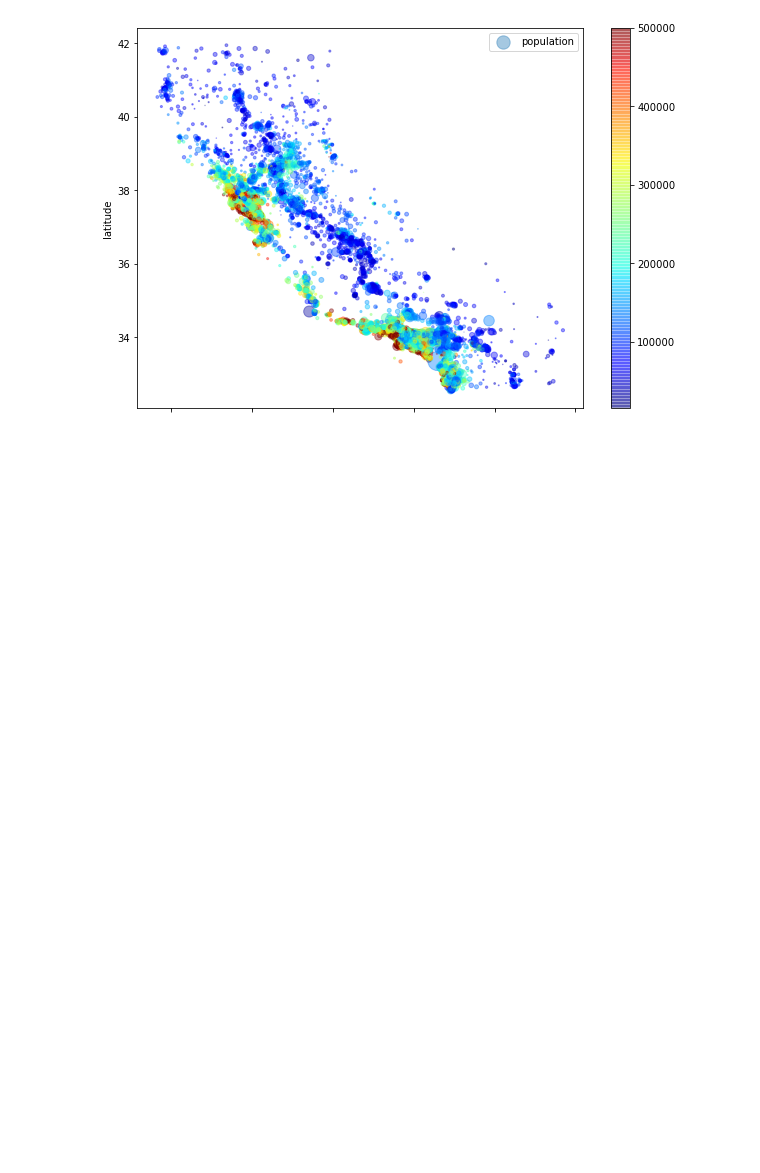
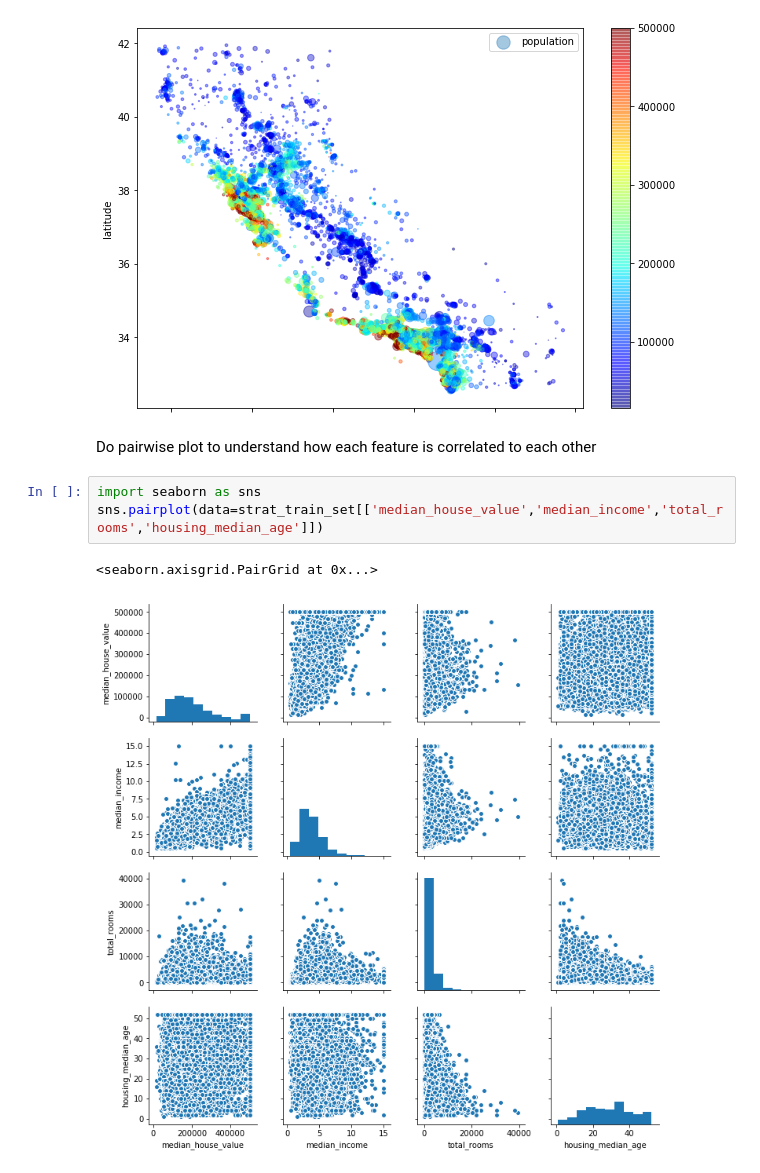
Before and after one commit to AtmaMani/pyChakras, a Jupyter notebook: ml/CA_house_price_prediction.ipynb, the cells around one changed output. Cells and saved outputs as stored; diff of their text form; blank space fills up the shorter version.

```diff
--- a/ml/CA_house_price_prediction.ipynb
+++ b/ml/CA_house_price_prediction.ipynb
@@ -121,3 +121,11 @@ plt.legend()
 # %% [output]
 <matplotlib.legend.Legend at 0x...>
 [figure]
+# %% [markdown]
+Do pairwise plot to understand how each feature is correlated to each other
+# %%
+import seaborn as sns
+sns.pairplot(data=strat_train_set[['median_house_value','median_income','total_rooms','housing_median_age']])
+# %% [output]
+<seaborn.axisgrid.PairGrid at 0x...>
+[figure, added]
```
Also changed, not shown: parts of 14 cells of this notebook.
